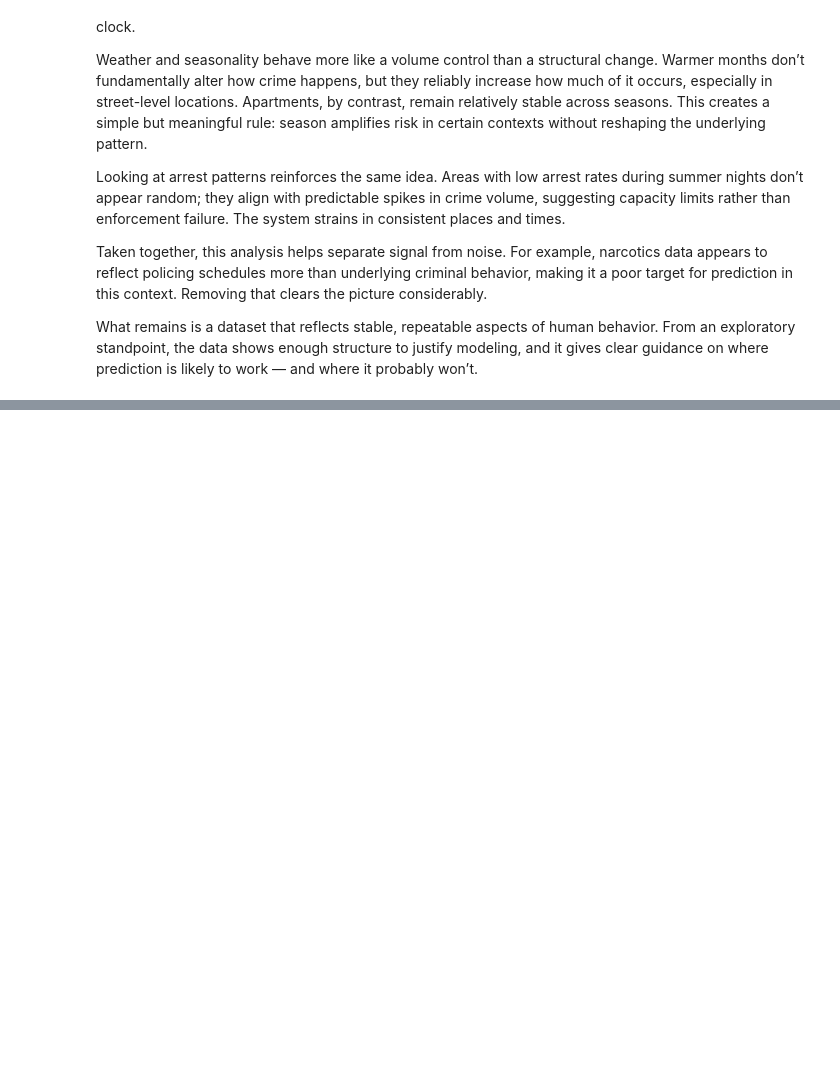
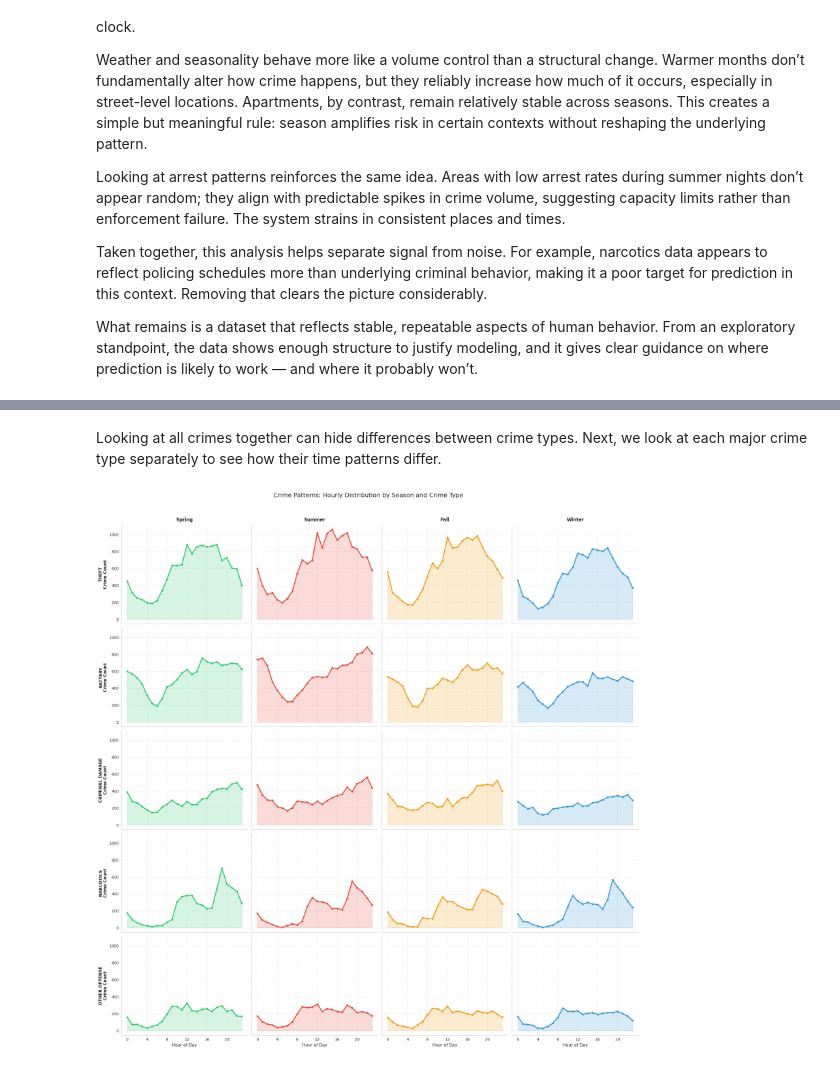
Before and after one commit to Andria-colab/DataGuard, a Jupyter notebook: notebooks/03_eda_visualization.ipynb, the cells around one changed output, grey strips where cells are left out. Cells and saved outputs as stored; diff of their text form; code cells hidden in the pictures; blank space fills up the shorter version.

```diff
--- a/notebooks/03_eda_visualization.ipynb
+++ b/notebooks/03_eda_visualization.ipynb
@@ -244,0 +285,80 @@ What remains is a dataset that reflects stable, repeatable aspects of human beha
+# %% [markdown]
+Looking at all crimes together can hide differences between crime types. Next, we look at each major crime type separately to see how their time patterns differ.
+# %%
+
+sns.set_palette("husl")
+
+
+top_crimes = data['Primary Type'].value_counts().head(5).index.tolist()
+
+df_top = data[data['Primary Type'].isin(top_crimes)]
+
+hourly_seasonal = df_top.groupby(['Primary Type', 'Season', 'Hour']).size().reset_index(name='Crime_Count')
+
+season_order = ['Spring', 'Summer', 'Fall', 'Winter']
+hourly_seasonal['Season'] = pd.Categorical(hourly_seasonal['Season'], categories=season_order, ordered=True)
+
+fig, axes = plt.subplots(len(top_crimes), 4, figsize=(20, 4*len(top_crimes)), sharey=True, sharex=True)
+fig.suptitle('Crime Patterns: Hourly Distribution by Season and Crime Type', fontsize=16, y=1.02)
+
+season_colors = {'Spring': '#2ecc71', 'Summer': '#e74c3c', 'Fall': '#f39c12', 'Winter': '#3498db'}
+
+for i, crime_type in enumerate(top_crimes):
+    for j, season in enumerate(season_order):
+        ax = axes[i, j]
+
+        crime_season_data = hourly_seasonal[
+            (hourly_seasonal['Primary Type'] == crime_type) &
+            (hourly_seasonal['Season'] == season)
+        ]
+
+        ax.plot(crime_season_data['Hour'], crime_season_data['Crime_Count'],
+                color=season_colors[season], linewidth=2.5, marker='o', markersize=4)
+
+        ax.fill_between(crime_season_data['Hour'], crime_season_data['Crime_Count'],
+                        alpha=0.2, color=season_colors[season])
+
+        if i == 0:
+            ax.set_title(f'{season}', fontsize=12, pad=10, fontweight='bold')
+
+        if j == 0:
+            ax.set_ylabel(f'{crime_type}\nCrime Count', fontsize=11, fontweight='bold')
+        else:
+            ax.set_ylabel('')
+
+        if i == len(top_crimes) - 1:
+            ax.set_xlabel('Hour of Day', fontsize=11)
+
+        ax.set_xticks(range(0, 24, 4))
+        ax.set_xticklabels(range(0, 24, 4))
+
+        ax.grid(True, alpha=0.3)
+
+        ax.spines['top'].set_visible(False)
+        ax.spines['right'].set_visible(False)
+
+plt.tight_layout()
+plt.show()
+
+summary_stats = []
+
+for crime_type in top_crimes:
+    for season in season_order:
+        subset = hourly_seasonal[(hourly_seasonal['Primary Type'] == crime_type) &
+                                 (hourly_seasonal['Season'] == season)]
+        if not subset.empty:
+            peak_hour = subset.loc[subset['Crime_Count'].idxmax(), 'Hour']
+            max_count = subset['Crime_Count'].max()
+            avg_count = subset['Crime_Count'].mean()
+            summary_stats.append({
+                'Crime Type': crime_type,
+                'Season': season,
+                'Peak Hour': peak_hour,
+                'Max Crimes': max_count,
+                'Avg Crimes': round(avg_count, 1)
+            })
+
+summary_df = pd.DataFrame(summary_stats)
+print(summary_df.to_string(index=False))
+# %% [output]
+[figure, added]
```
Also changed, not shown: parts of 25 cells of this notebook.
